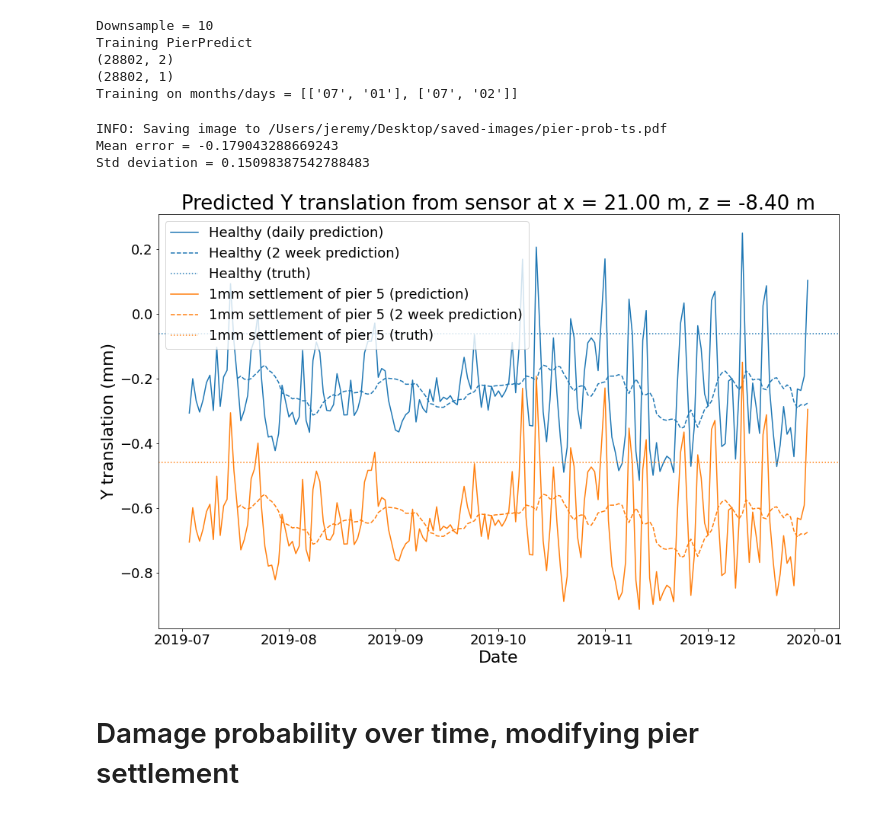
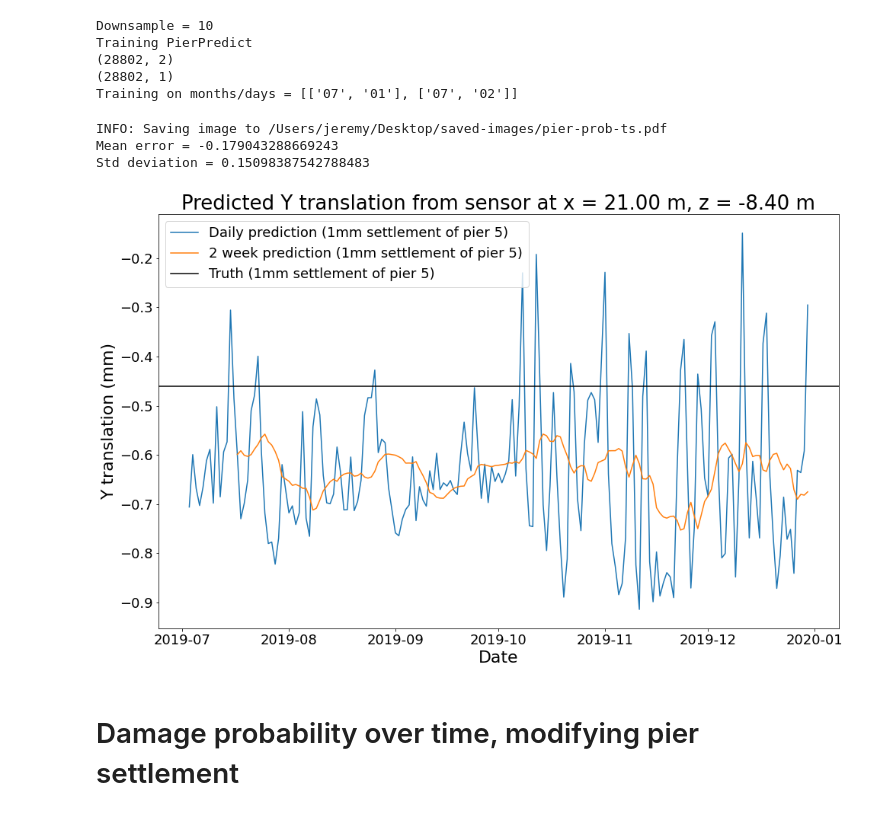
Before and after one commit to jerbaroo/bridge-sim, a Jupyter notebook: notebooks/classify.ipynb, the cells around one changed output. Cells and saved outputs as stored; diff of their text form; code cells hidden in the pictures.

```diff
--- a/notebooks/classify.ipynb
+++ b/notebooks/classify.ipynb
@@ -1000,33 +1000,33 @@ Training on months/days = [['07', '01'], ['07', '02']]
 # %%
 plt.landscape()
 c_i = 0 # Only one classifier.
 days = 14 # Number of days for robust estimator.
 healthy_pred = np.array(results[c_i]).T[0]
 pier_pred = np.array(results[c_i]).T[1]
 healthy_robust, pier_robust = [], []
 for i in range(days, len(healthy_pred)):
     healthy_robust.append(np.mean(healthy_pred[i-days:i]))
     pier_robust.append(np.mean(pier_pred[i-days:i]))
 
-plt.plot(result_days, healthy_pred, label="Healthy (daily prediction)")
-plt.plot(result_days[days:], healthy_robust, color="tab:blue", linestyle="dashed", label="Healthy (2 week prediction)")
-plt.axhline(np.median(y_h), color="tab:blue", linestyle="dotted", label="Healthy (truth)")
-plt.plot(result_days, pier_pred, label="1mm settlement of pier 5 (prediction)")
-plt.plot(result_days[days:], pier_robust, color="tab:orange", linestyle="dashed", label="1mm settlement of pier 5 (2 week prediction)")
-plt.axhline(np.median(y_p), color="tab:orange", linestyle="dotted", label="1mm settlement of pier 5 (truth)")
+# plt.plot(result_days, healthy_pred, label="Healthy (daily prediction)")
+# plt.plot(result_days[days:], healthy_robust, color="tab:blue", linestyle="dashed", label="Healthy (2 week prediction)")
+# plt.axhline(np.median(y_h), color="tab:blue", linestyle="dotted", label="Healthy (truth)")
+plt.plot(result_days, pier_pred, color="tab:blue", label="Daily prediction (1mm settlement of pier 5)")
+plt.plot(result_days[days:], pier_robust, color="tab:orange", label="2 week prediction (1mm settlement of pier 5)")
+plt.axhline(np.median(y_p), color="black", label="Truth (1mm settlement of pier 5)")
 plt.legend()
 plt.ylabel("Y translation (mm)")
 plt.xlabel("Date")
 plt.title(f"Predicted Y translation from sensor at x = {sensor_point.x:.2f} m, z = {sensor_point.z:.2f} m")
 plt.savefig(os.path.join(IMAGE_PATH, "pier-prob-ts.pdf"))
 mean_error = np.mean(np.array(pier_pred[days:]) - np.median(y_p))
 print(f"Mean error = {mean_error}")
 print(f"Std deviation = {np.std(np.array(pier_pred[days:]))}")
 # %% [output]
 INFO: Saving image to /Users/jeremy/Desktop/saved-images/pier-prob-ts.pdf
 Mean error = -0.179043288669243
 Std deviation = 0.15098387542788483
-[figure, old version]
+[figure, new version]
 # %% [markdown]
 # Damage probability over time, modifying pier settlement
 # %%
```
